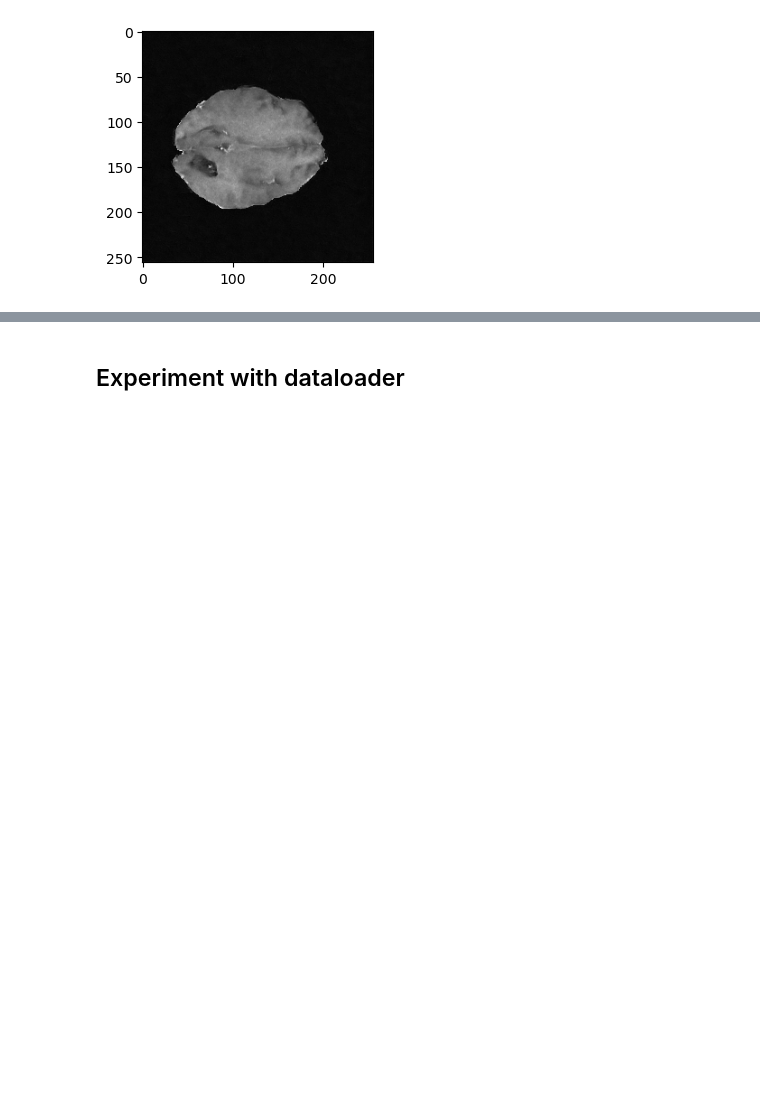
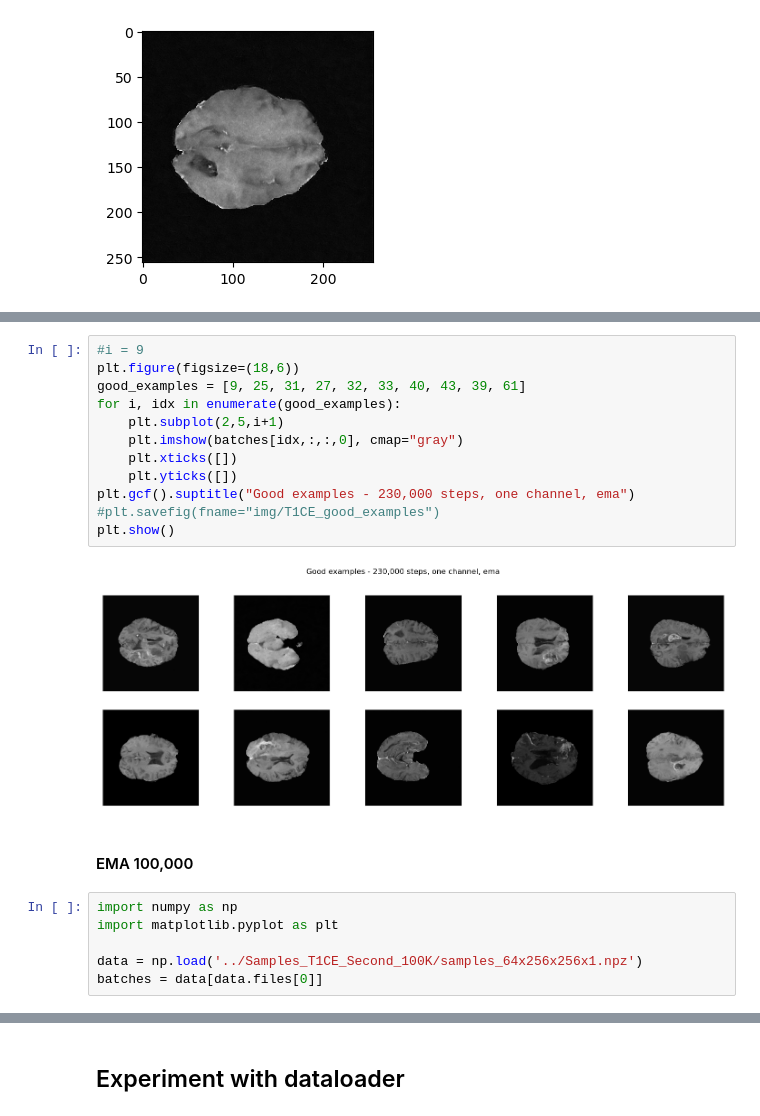
Before and after one commit to PatrickSVM/Diffusion-Models-for-Brain-Tumor-MRI-Scans, a Jupyter notebook: notebooks/Experiments.ipynb, the cells around one changed output, grey strips where cells are left out. Cells and saved outputs as stored; diff of their text form; blank space fills up the shorter version.

```diff
--- a/notebooks/Experiments.ipynb
+++ b/notebooks/Experiments.ipynb
@@ -100,0 +124,22 @@ plt.imshow(batches[i,:,:,1], cmap="gray")
+# %%
+#i = 9
+plt.figure(figsize=(18,6))
+good_examples = [9, 25, 31, 27, 32, 33, 40, 43, 39, 61]
+for i, idx in enumerate(good_examples):
+    plt.subplot(2,5,i+1)
+    plt.imshow(batches[idx,:,:,0], cmap="gray")
+    plt.xticks([])
+    plt.yticks([])
+plt.gcf().suptitle("Good examples - 230,000 steps, one channel, ema")
+#plt.savefig(fname="img/T1CE_good_examples")
+plt.show()
+# %% [output]
+[figure, added]
+# %% [markdown]
+#### EMA 100,000
+# %%
+import numpy as np
+import matplotlib.pyplot as plt
+
+data = np.load('../Samples_T1CE_Second_100K/samples_64x256x256x1.npz')
+batches = data[data.files[0]]
```
Also changed, not shown: parts of 7 cells of this notebook, 7 other files.
